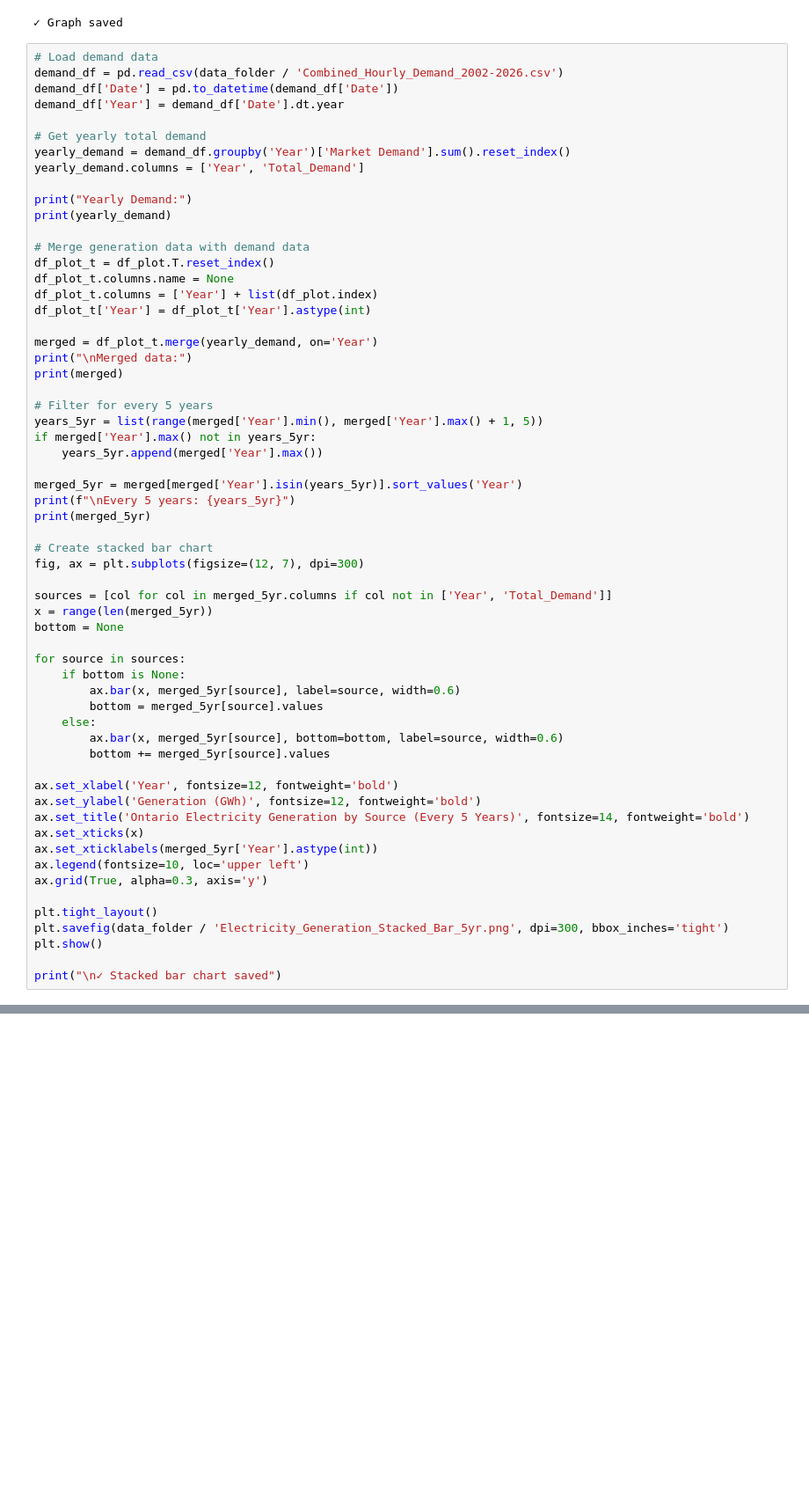
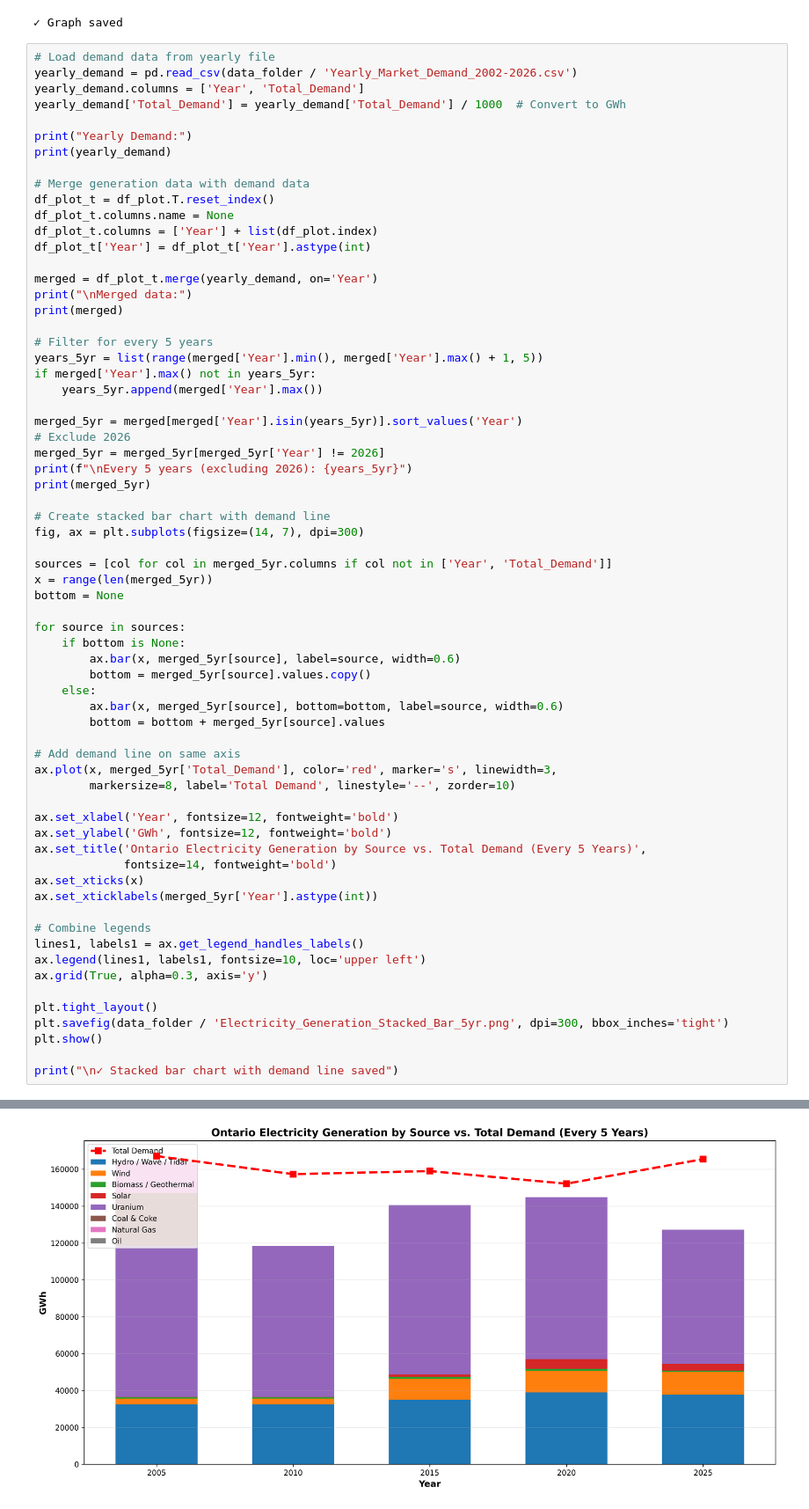
Before and after one commit to SenchaBka/SMRAtlas, a Jupyter notebook: Energy Demand Analysis/Ontario/energy_sources_analysis.ipynb, the cells around one changed output, grey strips where cells are left out. Shown at 88% size. Drawn from its saved outputs; the diff is of its cells as text; blank space fills up the shorter version.

Commit message:
Generation VS Demand Analysis for Ontario

```diff
--- a/Energy Demand Analysis/Ontario/energy_sources_analysis.ipynb
+++ b/Energy Demand Analysis/Ontario/energy_sources_analysis.ipynb
@@ -53,14 +53,10 @@ print("✓ Graph saved")
 [figure]
 ✓ Graph saved
 # %%
-# Load demand data
-demand_df = pd.read_csv(data_folder / 'Combined_Hourly_Demand_2002-2026.csv')
-demand_df['Date'] = pd.to_datetime(demand_df['Date'])
-demand_df['Year'] = demand_df['Date'].dt.year
-
-# Get yearly total demand
-yearly_demand = demand_df.groupby('Year')['Market Demand'].sum().reset_index()
+# Load demand data from yearly file
+yearly_demand = pd.read_csv(data_folder / 'Yearly_Market_Demand_2002-2026.csv')
 yearly_demand.columns = ['Year', 'Total_Demand']
+yearly_demand['Total_Demand'] = yearly_demand['Total_Demand'] / 1000  # Convert to GWh
 
 print("Yearly Demand:")
 print(yearly_demand)
@@ -81,11 +77,13 @@ if merged['Year'].max() not in years_5yr:
     years_5yr.append(merged['Year'].max())
 
 merged_5yr = merged[merged['Year'].isin(years_5yr)].sort_values('Year')
-print(f"\nEvery 5 years: {years_5yr}")
+# Exclude 2026
+merged_5yr = merged_5yr[merged_5yr['Year'] != 2026]
+print(f"\nEvery 5 years (excluding 2026): {years_5yr}")
 print(merged_5yr)
 
-# Create stacked bar chart
-fig, ax = plt.subplots(figsize=(12, 7), dpi=300)
+# Create stacked bar chart with demand line
+fig, ax = plt.subplots(figsize=(14, 7), dpi=300)
 
 sources = [col for col in merged_5yr.columns if col not in ['Year', 'Total_Demand']]
 x = range(len(merged_5yr))
@@ -94,21 +92,30 @@ bottom = None
 for source in sources:
     if bottom is None:
         ax.bar(x, merged_5yr[source], label=source, width=0.6)
-        bottom = merged_5yr[source].values
+        bottom = merged_5yr[source].values.copy()
     else:
         ax.bar(x, merged_5yr[source], bottom=bottom, label=source, width=0.6)
-        bottom += merged_5yr[source].values
+        bottom = bottom + merged_5yr[source].values
+
+# Add demand line on same axis
+ax.plot(x, merged_5yr['Total_Demand'], color='red', marker='s', linewidth=3,
+        markersize=8, label='Total Demand', linestyle='--', zorder=10)
 
 ax.set_xlabel('Year', fontsize=12, fontweight='bold')
-ax.set_ylabel('Generation (GWh)', fontsize=12, fontweight='bold')
-ax.set_title('Ontario Electricity Generation by Source (Every 5 Years)', fontsize=14, fontweight='bold')
+ax.set_ylabel('GWh', fontsize=12, fontweight='bold')
+ax.set_title('Ontario Electricity Generation by Source vs. Total Demand (Every 5 Years)',
+             fontsize=14, fontweight='bold')
 ax.set_xticks(x)
 ax.set_xticklabels(merged_5yr['Year'].astype(int))
-ax.legend(fontsize=10, loc='upper left')
+
+# Combine legends
+lines1, labels1 = ax.get_legend_handles_labels()
+ax.legend(lines1, labels1, fontsize=10, loc='upper left')
 ax.grid(True, alpha=0.3, axis='y')
 
 plt.tight_layout()
 plt.savefig(data_folder / 'Electricity_Generation_Stacked_Bar_5yr.png', dpi=300, bbox_inches='tight')
 plt.show()
 
-print("\n✓ Stacked bar chart saved")
+print("\n✓ Stacked bar chart with demand line saved")
+# %% [output]
@@ -114,0 +139 @@ print("\n✓ Stacked bar chart saved")
+[figure, added]
```
Also changed, not shown: parts of 2 cells of this notebook.
